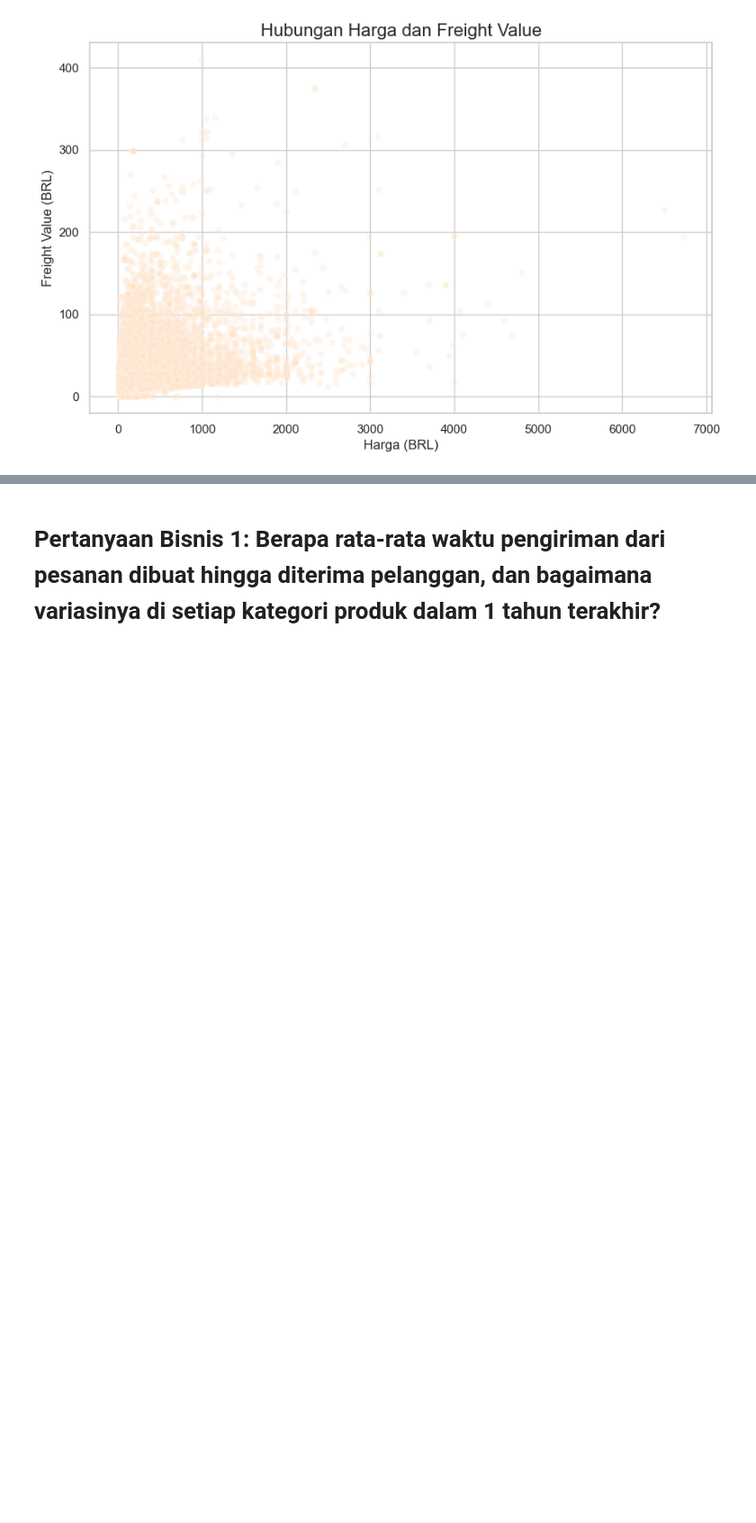
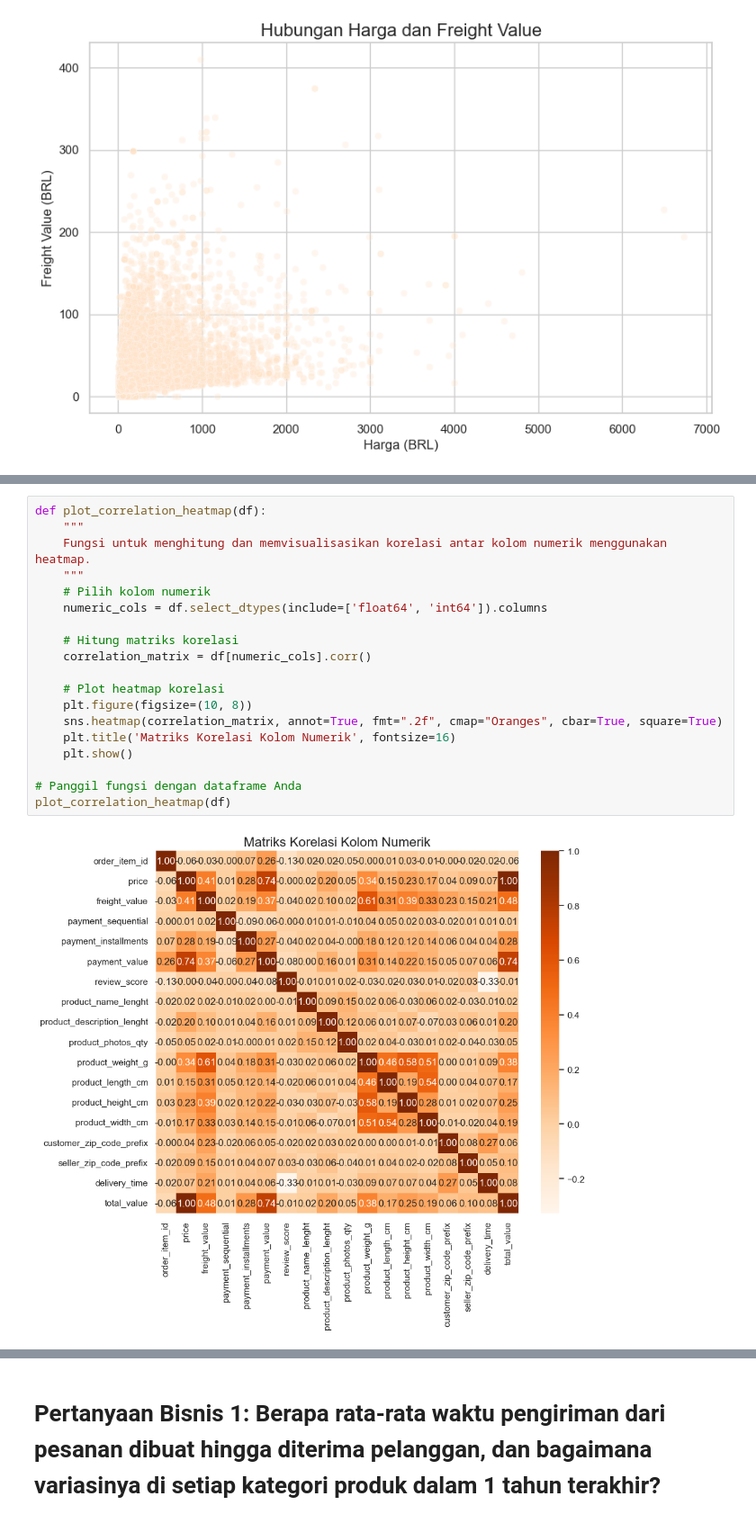
Before and after one commit to anisabintang/Dicoding-AnalisisData, a Jupyter notebook: notebook.ipynb, the cells around one changed output, grey strips where cells are left out. Shown at 90% size. Saved outputs shown, nothing was run; the diff lists cells and outputs as text; blank space fills up the shorter version.

```diff
--- a/notebook.ipynb
+++ b/notebook.ipynb
@@ -367,0 +408,21 @@ plt.show()
+# %%
+def plot_correlation_heatmap(df):
+    """
+    Fungsi untuk menghitung dan memvisualisasikan korelasi antar kolom numerik menggunakan heatmap.
+    """
+    # Pilih kolom numerik
+    numeric_cols = df.select_dtypes(include=['float64', 'int64']).columns
+
+    # Hitung matriks korelasi
+    correlation_matrix = df[numeric_cols].corr()
+
+    # Plot heatmap korelasi
+    plt.figure(figsize=(10, 8))
+    sns.heatmap(correlation_matrix, annot=True, fmt=".2f", cmap="Oranges", cbar=True, square=True)
+    plt.title('Matriks Korelasi Kolom Numerik', fontsize=16)
+    plt.show()
+
+# Panggil fungsi dengan dataframe Anda
+plot_correlation_heatmap(df)
+# %% [output]
+[figure, added]
```
Also changed, not shown: parts of 16 cells of this notebook, 1 other file.
